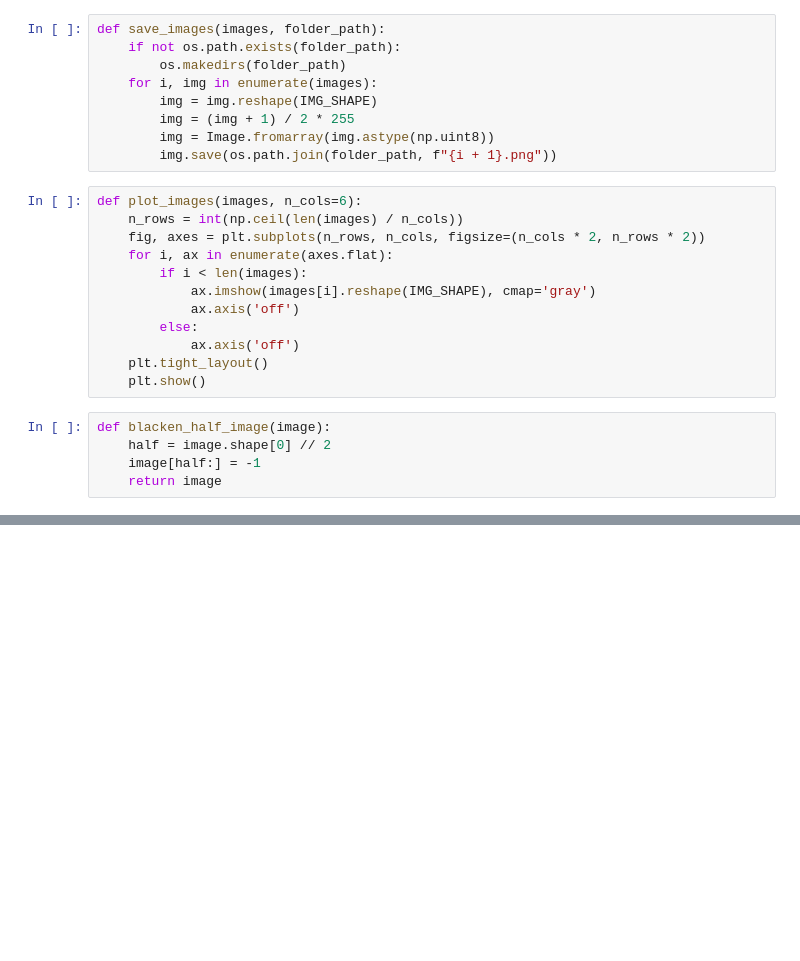
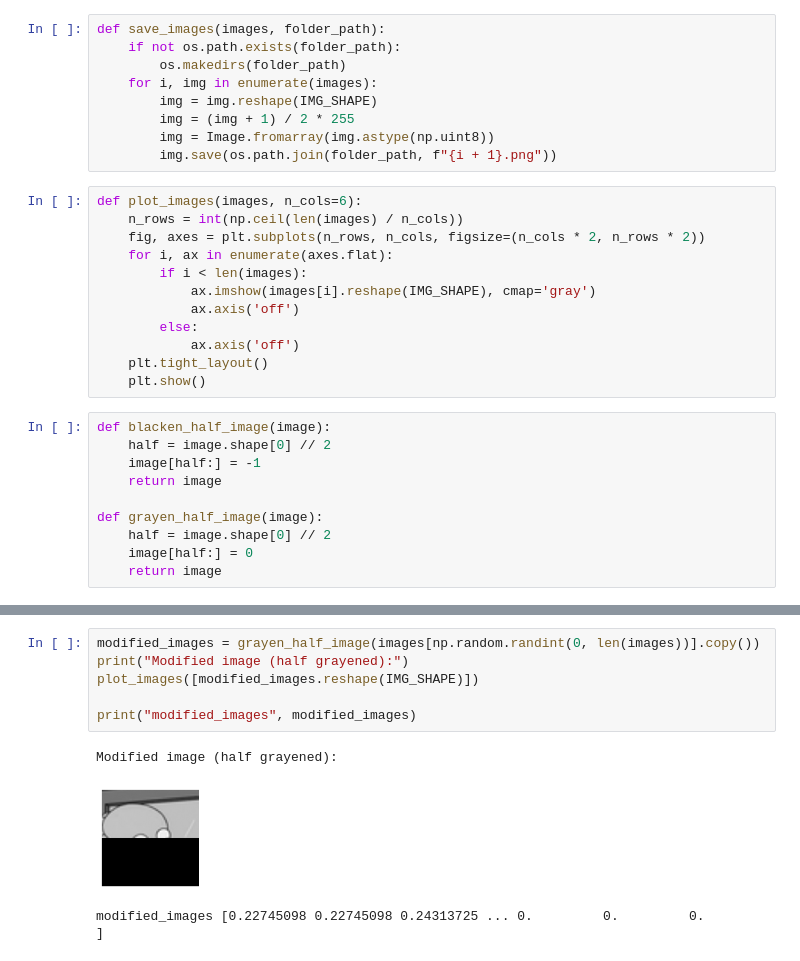
Before and after one commit to p1neapplechoco/hopfield, a Jupyter notebook: examples.ipynb, the cells around one changed output, grey strips where cells are left out. Cells and saved outputs as stored; diff of their text form; blank space fills up the shorter version.

```diff
--- a/examples.ipynb
+++ b/examples.ipynb
@@ -47,6 +48,11 @@ def blacken_half_image(image):
     half = image.shape[0] // 2
     image[half:] = -1
     return image
+
+def grayen_half_image(image):
+    half = image.shape[0] // 2
+    image[half:] = 0
+    return image
 # %%
 images = load_images_from_folder(IMG_DIR)
 plot_images(images)
@@ -76,0 +110,10 @@ Recovered image:
+# %%
+modified_images = grayen_half_image(images[np.random.randint(0, len(images))].copy())
+print("Modified image (half grayened):")
+plot_images([modified_images.reshape(IMG_SHAPE)])
+
+print("modified_images", modified_images)
+# %% [output]
+Modified image (half grayened):
+[figure, added]
+modified_images [0.22745098 0.22745098 0.24313725 ... 0.         0.         0.        ]
```
Also changed, not shown: parts of 14 cells of this notebook, 4 other files.
